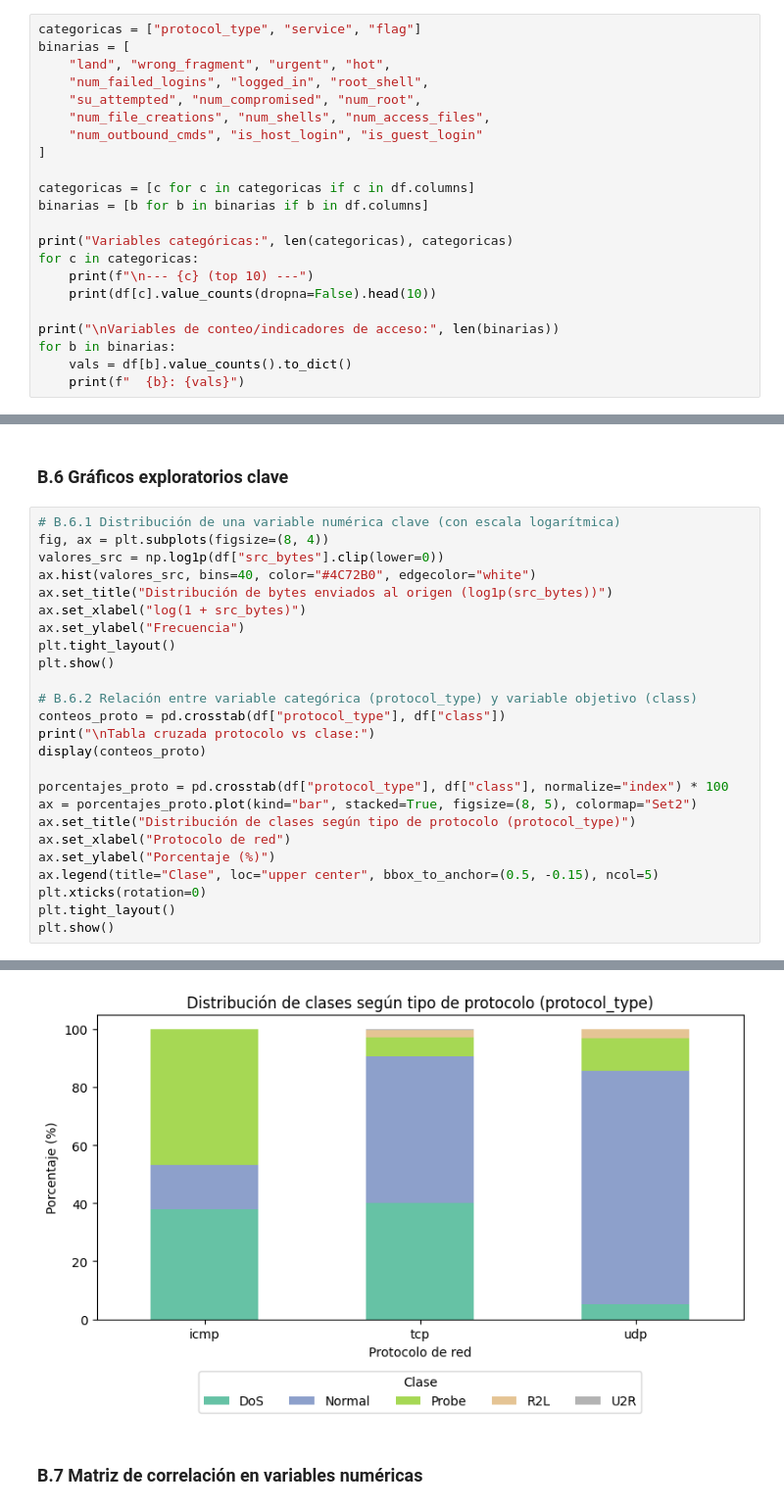
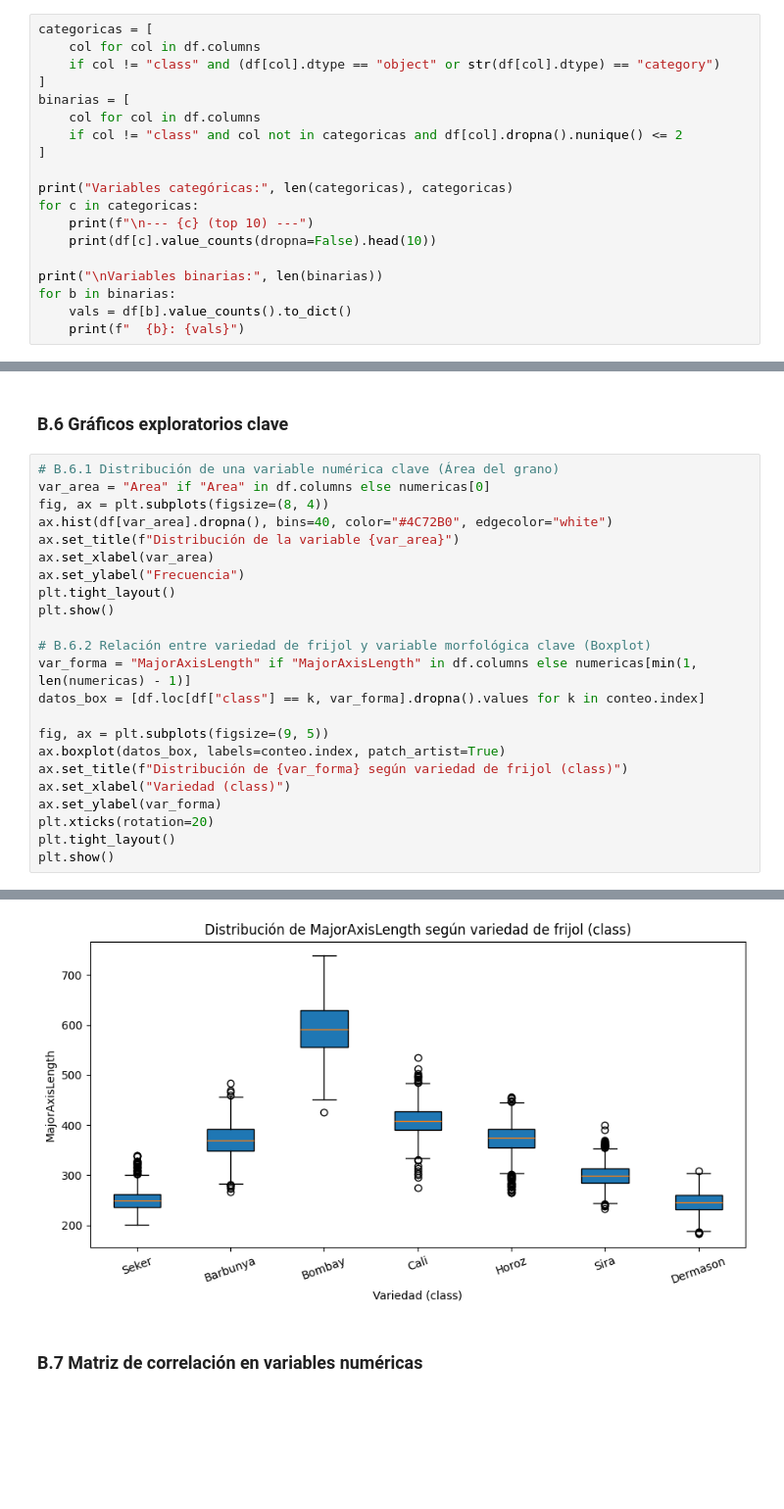
Before and after one commit to maykolARES/Paredeshuarcayajose, a Jupyter notebook: semana10-series-tiempo/actividad1-nsl-kdd/actividad2-dry-bean/ctividad2_dry_bean_clasificacion.ipynb, the cells around one changed output, grey strips where cells are left out. Shown at 98% size. Cells and saved outputs as stored; diff of their text form; blank space fills up the shorter version.

```diff
--- a/semana10-series-tiempo/actividad1-nsl-kdd/actividad2-dry-bean/ctividad2_dry_bean_clasificacion.ipynb
+++ b/semana10-series-tiempo/actividad1-nsl-kdd/actividad2-dry-bean/ctividad2_dry_bean_clasificacion.ipynb
@@ -115,24 +111,21 @@ plt.show()
 # %% [markdown]
 ### B.4 Variables categóricas y binarias
 # %%
-categoricas = ["protocol_type", "service", "flag"]
+categoricas = [
+    col for col in df.columns
+    if col != "class" and (df[col].dtype == "object" or str(df[col].dtype) == "category")
+]
 binarias = [
-    "land", "wrong_fragment", "urgent", "hot",
-    "num_failed_logins", "logged_in", "root_shell",
-    "su_attempted", "num_compromised", "num_root",
-    "num_file_creations", "num_shells", "num_access_files",
-    "num_outbound_cmds", "is_host_login", "is_guest_login"
+    col for col in df.columns
+    if col != "class" and col not in categoricas and df[col].dropna().nunique() <= 2
 ]
-
-categoricas = [c for c in categoricas if c in df.columns]
-binarias = [b for b in binarias if b in df.columns]
 
 print("Variables categóricas:", len(categoricas), categoricas)
 for c in categoricas:
     print(f"\n--- {c} (top 10) ---")
     print(df[c].value_counts(dropna=False).head(10))
 
-print("\nVariables de conteo/indicadores de acceso:", len(binarias))
+print("\nVariables binarias:", len(binarias))
 for b in binarias:
     vals = df[b].value_counts().to_dict()
     print(f"  {b}: {vals}")
@@ -194,28 +172,26 @@ dtype: float64
 # %% [markdown]
 ### B.6 Gráficos exploratorios clave
 # %%
-# B.6.1 Distribución de una variable numérica clave (con escala logarítmica)
+# B.6.1 Distribución de una variable numérica clave (Área del grano)
+var_area = "Area" if "Area" in df.columns else numericas[0]
 fig, ax = plt.subplots(figsize=(8, 4))
-valores_src = np.log1p(df["src_bytes"].clip(lower=0))
-ax.hist(valores_src, bins=40, color="#4C72B0", edgecolor="white")
-ax.set_title("Distribución de bytes enviados al origen (log1p(src_bytes))")
-ax.set_xlabel("log(1 + src_bytes)")
+ax.hist(df[var_area].dropna(), bins=40, color="#4C72B0", edgecolor="white")
+ax.set_title(f"Distribución de la variable {var_area}")
+ax.set_xlabel(var_area)
 ax.set_ylabel("Frecuencia")
 plt.tight_layout()
 plt.show()
 
-# B.6.2 Relación entre variable categórica (protocol_type) y variable objetivo (class)
-conteos_proto = pd.crosstab(df["protocol_type"], df["class"])
-print("\nTabla cruzada protocolo vs clase:")
-display(conteos_proto)
+# B.6.2 Relación entre variedad de frijol y variable morfológica clave (Boxplot)
+var_forma = "MajorAxisLength" if "MajorAxisLength" in df.columns else numericas[min(1, len(numericas) - 1)]
+datos_box = [df.loc[df["class"] == k, var_forma].dropna().values for k in conteo.index]
 
-porcentajes_proto = pd.crosstab(df["protocol_type"], df["class"], normalize="index") * 100
-ax = porcentajes_proto.plot(kind="bar", stacked=True, figsize=(8, 5), colormap="Set2")
-ax.set_title("Distribución de clases según tipo de protocolo (protocol_type)")
-ax.set_xlabel("Protocolo de red")
-ax.set_ylabel("Porcentaje (%)")
-ax.legend(title="Clase", loc="upper center", bbox_to_anchor=(0.5, -0.15), ncol=5)
-plt.xticks(rotation=0)
+fig, ax = plt.subplots(figsize=(9, 5))
+ax.boxplot(datos_box, labels=conteo.index, patch_artist=True)
+ax.set_title(f"Distribución de {var_forma} según variedad de frijol (class)")
+ax.set_xlabel("Variedad (class)")
+ax.set_ylabel(var_forma)
+plt.xticks(rotation=20)
 plt.tight_layout()
 plt.show()
 # %% [output]
@@ -229,4 +199,4 @@ Tabla cruzada protocolo vs clase:
-[figure, old version]
+[figure, new version]
 # %% [markdown]
 ### B.7 Matriz de correlación en variables numéricas
 # %%
```
Also changed, not shown: parts of 21 cells of this notebook.
